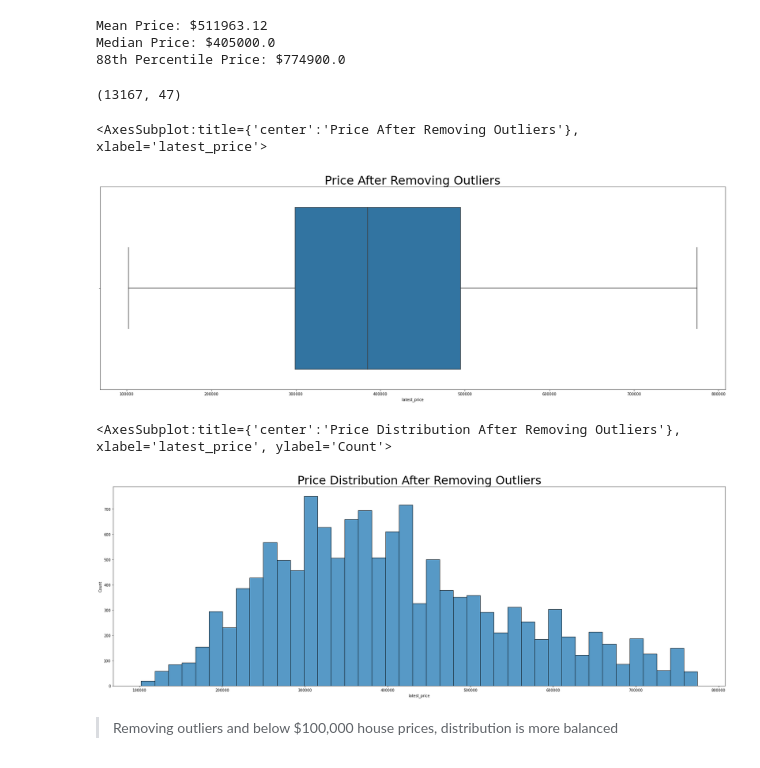
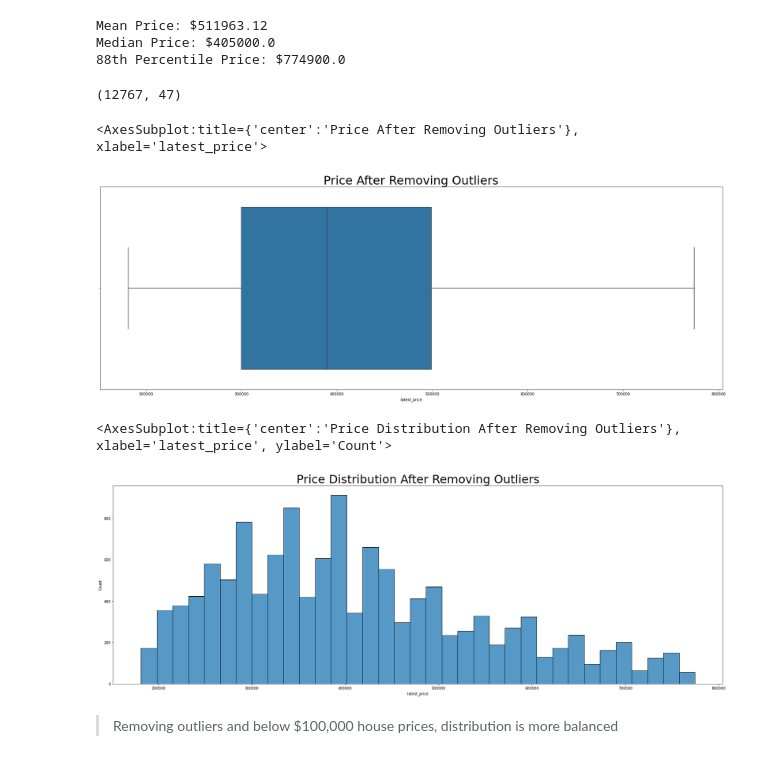
Before and after one commit to BekzodTolipov/Ames-Housing-Price-Prediction, a Jupyter notebook: src/01_cleaning_eda/cleaning_eda.ipynb, the cells around one changed output. Drawn from its saved outputs; the diff is of its cells as text; code cells hidden in the pictures.

```diff
--- a/src/01_cleaning_eda/cleaning_eda.ipynb
+++ b/src/01_cleaning_eda/cleaning_eda.ipynb
@@ -167,28 +213,28 @@ Median Price: $405000.0
 88th Percentile Price: $774900.0
 # %%
 austin_df = austin_df[
-    (austin_df["latest_price"] < quantile_88th) & (austin_df["latest_price"] > 100_000)
+    (austin_df["latest_price"] < quantile_88th) & (austin_df["latest_price"] > 180_000)
 ]
 
 # Check shape after removing outliers
 austin_df.shape
 # %% [output]
-(13167, 47)
+(12767, 47)
 # %%
 plt.figure(figsize=(30, 10))
 plt.title("Price After Removing Outliers", fontsize=32)
 sns.boxplot(x=austin_df["latest_price"])
 # %% [output]
 <AxesSubplot:title={'center':'Price After Removing Outliers'}, xlabel='latest_price'>
-[figure, old version]
+[figure, new version]
 # %%
 # Plot price distribution after removing outliers
 plt.figure(figsize=(30, 10))
 plt.title("Price Distribution After Removing Outliers", fontsize=32)
-sns.histplot(data=austin_df, x="latest_price")
+sns.histplot(x=austin_df["latest_price"])
 # %% [output]
 <AxesSubplot:title={'center':'Price Distribution After Removing Outliers'}, xlabel='latest_price', ylabel='Count'>
-[figure, old version]
+[figure, new version]
 # %% [markdown]
 > Removing outliers and below $100,000 house prices, distribution is more balanced
 # %%
```
Also changed, not shown: parts of 59 cells of this notebook, 7 other files.
